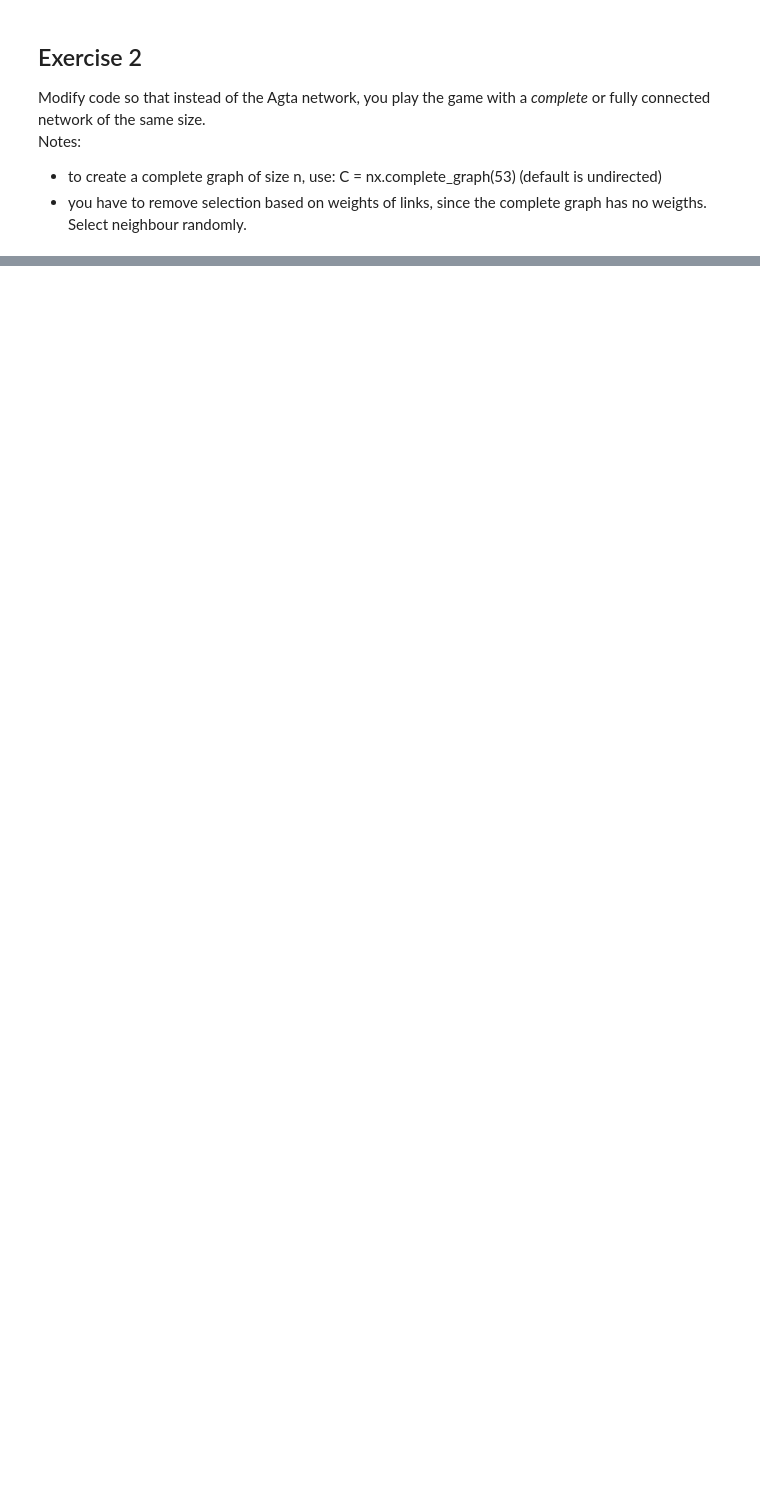
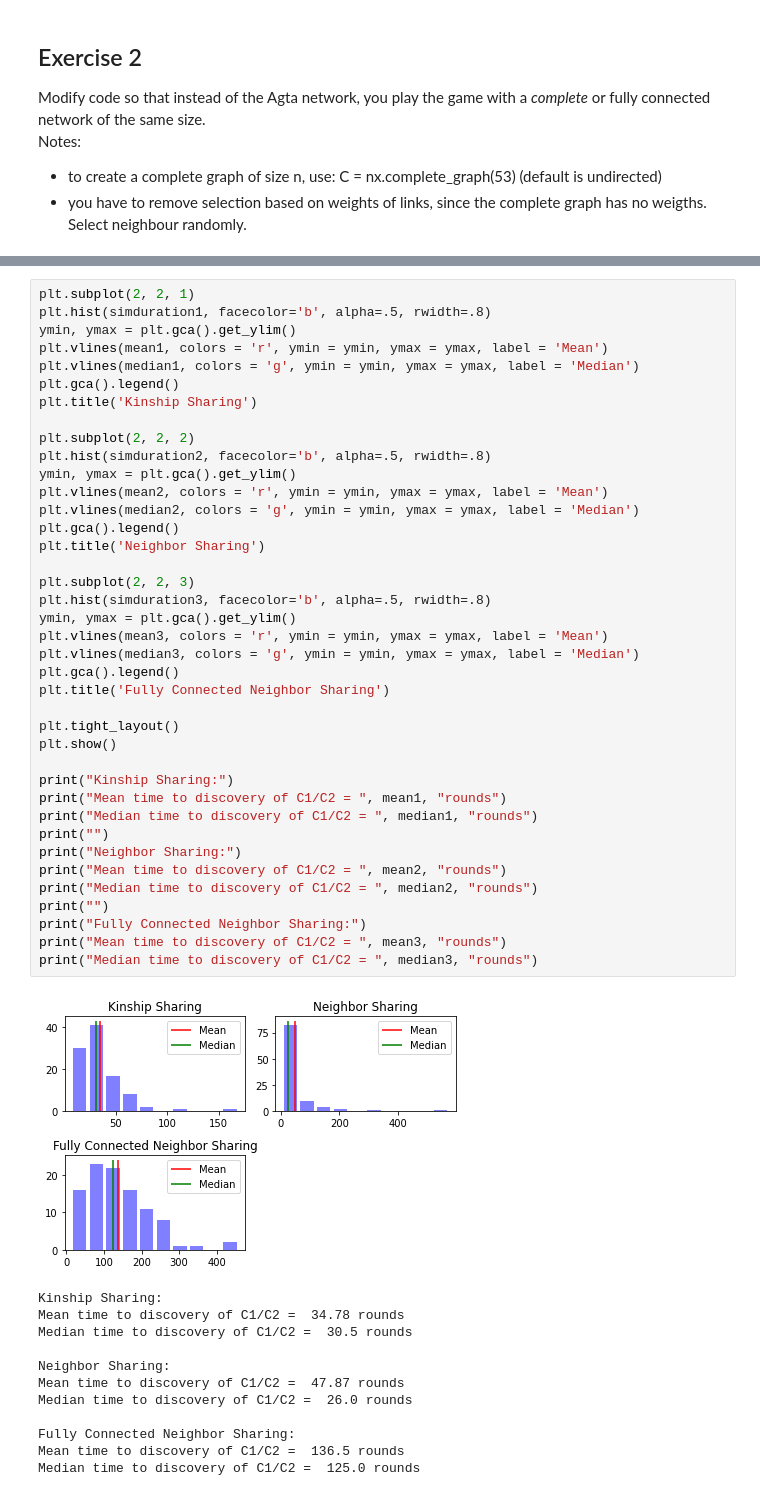
Before and after one commit to kingquote/kingquote, a Jupyter notebook: UZH-files/Bio206/L17_Cultural_evolution.ipynb, the cells around one changed output, grey strips where cells are left out. Cells and saved outputs as stored; diff of their text form; blank space fills up the shorter version.

```diff
--- a/UZH-files/Bio206/L17_Cultural_evolution.ipynb
+++ b/UZH-files/Bio206/L17_Cultural_evolution.ipynb
@@ -714,0 +742,52 @@ Mean time to discovery of C1/C2 =  128.8 rounds
+# %%
+plt.subplot(2, 2, 1)
+plt.hist(simduration1, facecolor='b', alpha=.5, rwidth=.8)
+ymin, ymax = plt.gca().get_ylim()
+plt.vlines(mean1, colors = 'r', ymin = ymin, ymax = ymax, label = 'Mean')
+plt.vlines(median1, colors = 'g', ymin = ymin, ymax = ymax, label = 'Median')
+plt.gca().legend()
+plt.title('Kinship Sharing')
+
+plt.subplot(2, 2, 2)
+plt.hist(simduration2, facecolor='b', alpha=.5, rwidth=.8)
+ymin, ymax = plt.gca().get_ylim()
+plt.vlines(mean2, colors = 'r', ymin = ymin, ymax = ymax, label = 'Mean')
+plt.vlines(median2, colors = 'g', ymin = ymin, ymax = ymax, label = 'Median')
+plt.gca().legend()
+plt.title('Neighbor Sharing')
+
+plt.subplot(2, 2, 3)
+plt.hist(simduration3, facecolor='b', alpha=.5, rwidth=.8)
+ymin, ymax = plt.gca().get_ylim()
+plt.vlines(mean3, colors = 'r', ymin = ymin, ymax = ymax, label = 'Mean')
+plt.vlines(median3, colors = 'g', ymin = ymin, ymax = ymax, label = 'Median')
+plt.gca().legend()
+plt.title('Fully Connected Neighbor Sharing')
+
+plt.tight_layout()
+plt.show()
+
+print("Kinship Sharing:")
+print("Mean time to discovery of C1/C2 = ", mean1, "rounds")
+print("Median time to discovery of C1/C2 = ", median1, "rounds")
+print("")
+print("Neighbor Sharing:")
+print("Mean time to discovery of C1/C2 = ", mean2, "rounds")
+print("Median time to discovery of C1/C2 = ", median2, "rounds")
+print("")
+print("Fully Connected Neighbor Sharing:")
+print("Mean time to discovery of C1/C2 = ", mean3, "rounds")
+print("Median time to discovery of C1/C2 = ", median3, "rounds")
+# %% [output]
+[figure, added]
+Kinship Sharing:
+Mean time to discovery of C1/C2 =  34.78 rounds
+Median time to discovery of C1/C2 =  30.5 rounds
+
+Neighbor Sharing:
+Mean time to discovery of C1/C2 =  47.87 rounds
+Median time to discovery of C1/C2 =  26.0 rounds
+
+Fully Connected Neighbor Sharing:
+Mean time to discovery of C1/C2 =  136.5 rounds
+Median time to discovery of C1/C2 =  125.0 rounds
```
Also changed, not shown: parts of 11 cells of this notebook, 1 other file.
